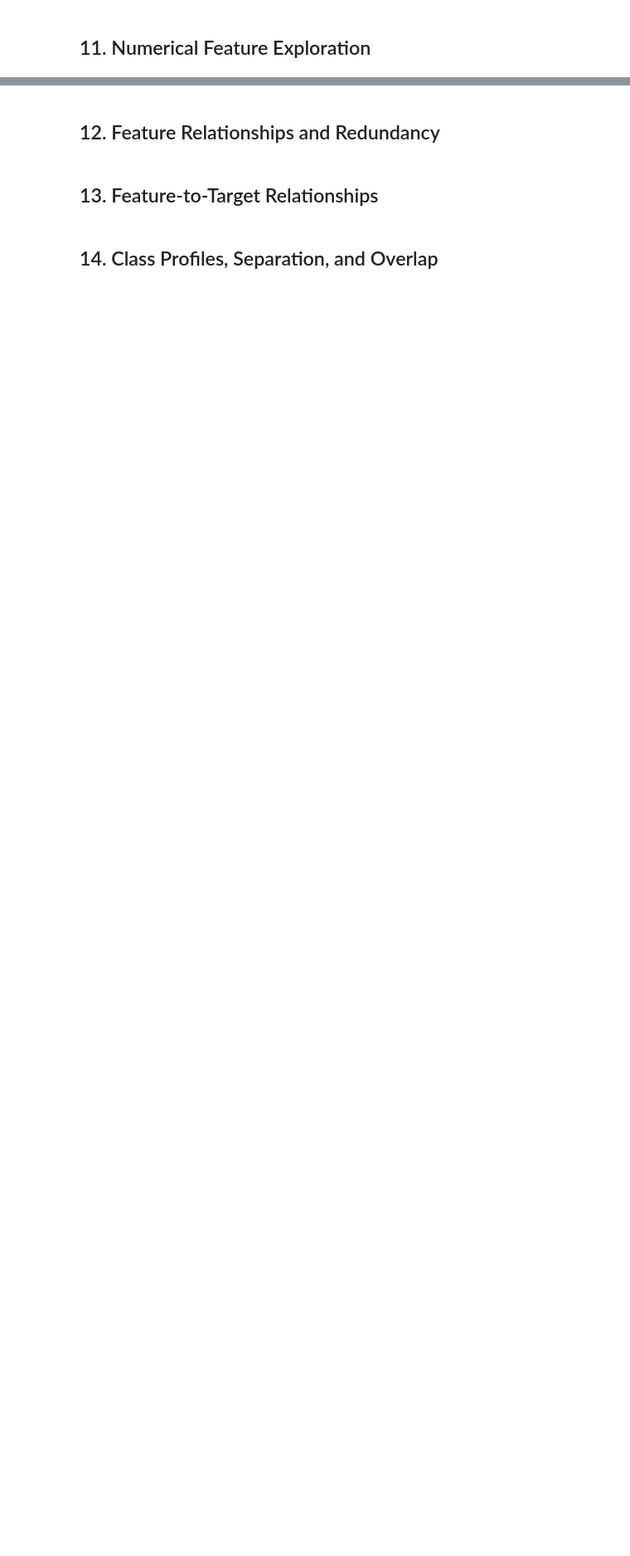
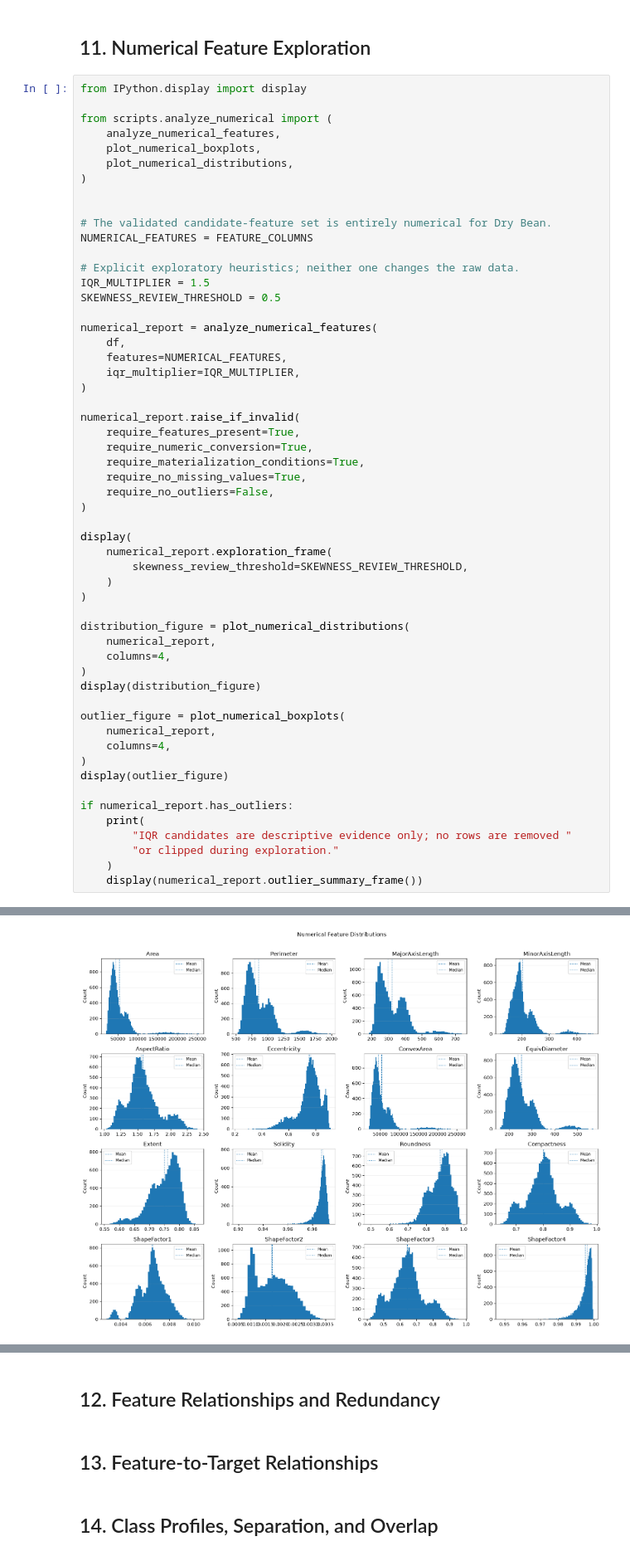
Before and after one commit to FabioAguiar/dataset-study-dry-bean, a Jupyter notebook: notebooks/01_data_understanding_and_exploration.ipynb, the cells around one changed output, grey strips where cells are left out. Shown at 83% size. Saved outputs shown, nothing was run; the diff lists cells and outputs as text; blank space fills up the shorter version.

Commit message:
feat(analysis): streamline numerical feature exploration

```diff
--- a/notebooks/01_data_understanding_and_exploration.ipynb
+++ b/notebooks/01_data_understanding_and_exploration.ipynb
@@ -475,3 +475,59 @@ target_distribution_figure
 [figure]
 # %% [markdown]
 ## 11. Numerical Feature Exploration
+# %%
+from IPython.display import display
+
+from scripts.analyze_numerical import (
+    analyze_numerical_features,
+    plot_numerical_boxplots,
+    plot_numerical_distributions,
+)
+
+
+# The validated candidate-feature set is entirely numerical for Dry Bean.
+NUMERICAL_FEATURES = FEATURE_COLUMNS
+
+# Explicit exploratory heuristics; neither one changes the raw data.
+IQR_MULTIPLIER = 1.5
+SKEWNESS_REVIEW_THRESHOLD = 0.5
+
+numerical_report = analyze_numerical_features(
+    df,
+    features=NUMERICAL_FEATURES,
+    iqr_multiplier=IQR_MULTIPLIER,
+)
+
+numerical_report.raise_if_invalid(
+    require_features_present=True,
+    require_numeric_conversion=True,
+    require_materialization_conditions=True,
+    require_no_missing_values=True,
+    require_no_outliers=False,
+)
+
+display(
+    numerical_report.exploration_frame(
+        skewness_review_threshold=SKEWNESS_REVIEW_THRESHOLD,
+    )
+)
+
+distribution_figure = plot_numerical_distributions(
+    numerical_report,
+    columns=4,
+)
+display(distribution_figure)
+
+outlier_figure = plot_numerical_boxplots(
+    numerical_report,
+    columns=4,
+)
+display(outlier_figure)
+
+if numerical_report.has_outliers:
+    print(
+        "IQR candidates are descriptive evidence only; no rows are removed "
+        "or clipped during exploration."
+    )
+    display(numerical_report.outlier_summary_frame())
+# %% [output]
@@ -477,0 +551 @@ target_distribution_figure
+[figure, added]
```
Also changed, not shown: parts of 1 cell of this notebook, 2 other files.
